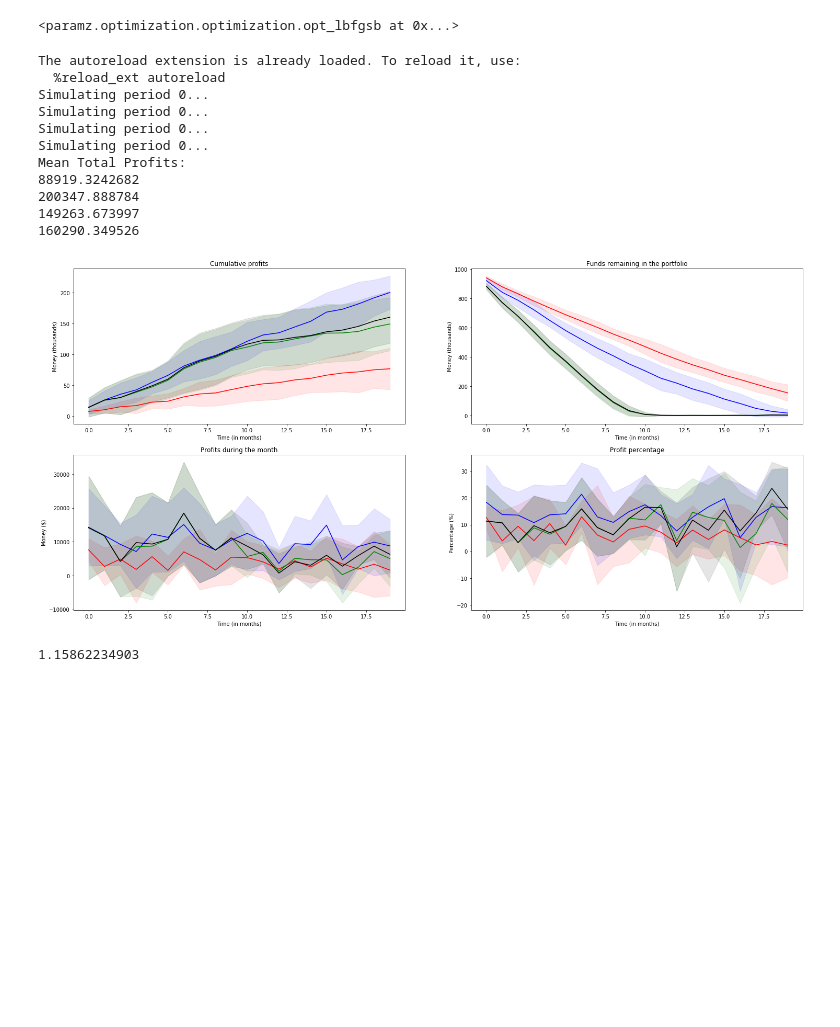
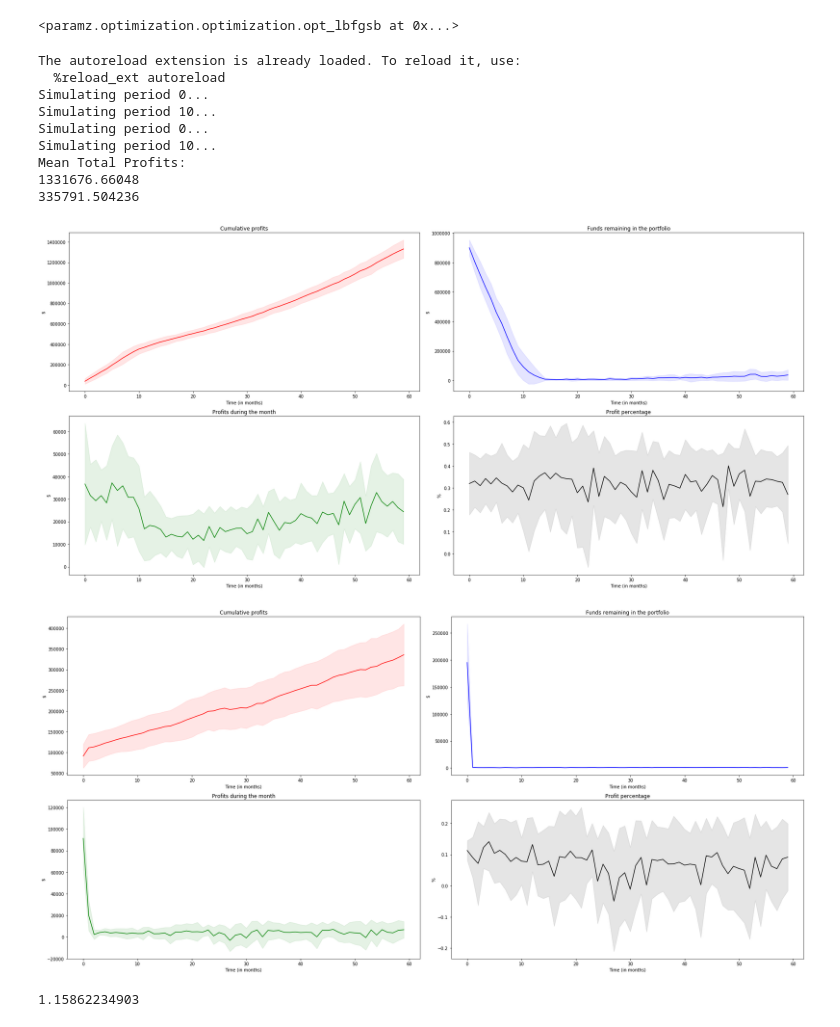
Before and after one commit to yewsiang/GPLend, a Jupyter notebook: train.ipynb, the cells around one changed output. Saved outputs shown, nothing was run; the diff lists cells and outputs as text; code cells hidden in the pictures; blank space fills up the shorter version.

```diff
--- a/train.ipynb
+++ b/train.ipynb
@@ -61,65 +61,48 @@ from simulation import *
 %reload_ext autoreload
 
 SEED            = 1
-NUM_PERIODS     = 10
-NUM_MONTHS      = 20
+THRESHOLD       = 1.1
+NUM_PERIODS     = 20
+NUM_MONTHS      = 60
 FUND_GIVEN      = 1e6
-LOANS_PER_MONTH = 10
+LOANS_PER_MONTH = 100
+CONF_QUANTILE   = (40,100)
 
-perf_gp_etp = simulate_N_time_periods(gp_model, X_val, y_val, X_scaler, y_scaler,
-                                  threshold=None, num_periods=NUM_PERIODS, fund_given=FUND_GIVEN,
+perf_gp = simulate_N_time_periods(gp_model, X_val, y_val, X_scaler, y_scaler,
+                                  threshold=THRESHOLD, num_periods=NUM_PERIODS, fund_given=FUND_GIVEN,
                                   num_months=NUM_MONTHS,incoming_loans_per_time_period=LOANS_PER_MONTH,
-                                  conf_quantile=(75,100), optimize_for="TODO",
-                                  version="expected_total_payment_and_variance", model_type="gp", seed=SEED)
-
-perf_gp_loan_amt = simulate_N_time_periods(gp_model, X_val, y_val, X_scaler, y_scaler,
-                                  threshold=None, num_periods=NUM_PERIODS, fund_given=FUND_GIVEN,
-                                  num_months=NUM_MONTHS,incoming_loans_per_time_period=LOANS_PER_MONTH,
-                                  conf_quantile=(45,100), optimize_for="TODO",
-                                  version="loan_amount_and_variance", model_type="gp", seed=SEED)
+                                  conf_quantile=CONF_QUANTILE, optimize_for="TODO",
+                                  version="threshold_and_variance", model_type="gp", seed=SEED)
 
 from sklearn.svm import SVR
 svm_rbf = SVR(kernel="rbf", C=1e4)
 svm_rbf.fit(X_train, y_train)
-perf_svm = simulate_N_time_periods(svm_rbf, X_val, y_val, X_scaler, y_scaler,
-                                   threshold=0.65, num_periods=NUM_PERIODS, fund_given=FUND_GIVEN,
-                                   num_months=NUM_MONTHS, incoming_loans_per_time_period=LOANS_PER_MONTH,
-                                   conf_quantile=None, optimize_for="TODO",
-                                   version="loan_amount", model_type="others", seed=SEED)
-
-from sklearn.linear_model import LinearRegression
-lin_reg = LinearRegression()
-lin_reg.fit(X_train, y_train)
-perf_lr = simulate_N_time_periods(lin_reg, X_val, y_val, X_scaler, y_scaler,
-                                  threshold=0.6, num_periods=NUM_PERIODS, fund_given=FUND_GIVEN,
-                                  num_months=NUM_MONTHS, incoming_loans_per_time_period=LOANS_PER_MONTH,
-                                  conf_quantile=None, optimize_for="TODO",
-                                  version="loan_amount", model_type="others", seed=SEED)
+perf_others = simulate_N_time_periods(svm_rbf, X_val, y_val, X_scaler, y_scaler,
+                                      threshold=THRESHOLD, num_periods=NUM_PERIODS, fund_given=FUND_GIVEN,
+                                      num_months=NUM_MONTHS, incoming_loans_per_time_period=LOANS_PER_MONTH,
+                                      conf_quantile=None, optimize_for="TODO",
+                                      version="threshold_only", model_type="others", seed=SEED)
 
 print("Mean Total Profits:")
-print(np.mean(np.sum(perf_gp_etp[:,:,0], axis=1)))
-print(np.mean(np.sum(perf_gp_loan_amt[:,:,0], axis=1)))
-print(np.mean(np.sum(perf_svm[:,:,0], axis=1)))
-print(np.mean(np.sum(perf_lr[:,:,0], axis=1)))
+print(np.mean(np.sum(perf_gp[:,:,0], axis=1)))
+print(np.mean(np.sum(perf_others[:,:,0], axis=1)))
 # %% [output]
 The autoreload extension is already loaded. To reload it, use:
   %reload_ext autoreload
 Simulating period 0...
+Simulating period 10...
 Simulating period 0...
-Simulating period 0...
-Simulating period 0...
+Simulating period 10...
 Mean Total Profits:
-88919.3242682
-200347.888784
-149263.673997
-160290.349526
+1331676.66048
+335791.504236
 # %%
-from visualisation import plot_portfolio_performance, plot_portfolio_performance_comparisons
-#plot_portfolio_performance(perf_gp)
-#plot_portfolio_performance(perf_svm)
-plot_portfolio_performance_comparisons([perf_gp_etp, perf_gp_loan_amt, perf_svm, perf_lr])
+from visualisation import plot_portfolio_performance
+plot_portfolio_performance(perf_gp)
+plot_portfolio_performance(perf_others)
 # %% [output]
-[figure, old version]
+[figure, new version]
+[figure, added]
 # %%
 # Optimize threshold for profits / profit_percentage
 threshold = gp_optimize_threshold(gp_model, X_val, y_val, X_scaler, y_scaler, optimize_for="profit_percentage")
```
Also changed, not shown: 2 other files.
